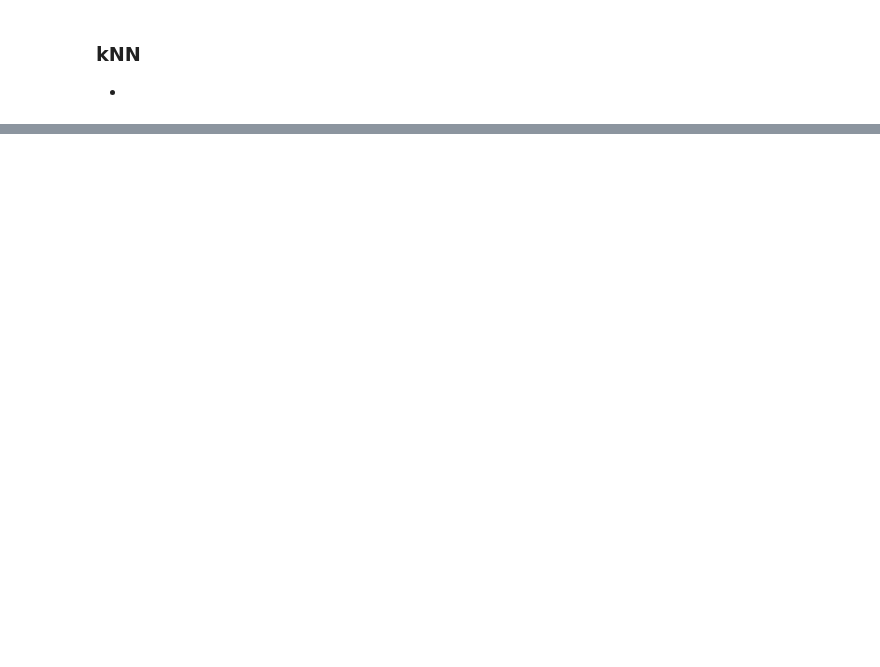
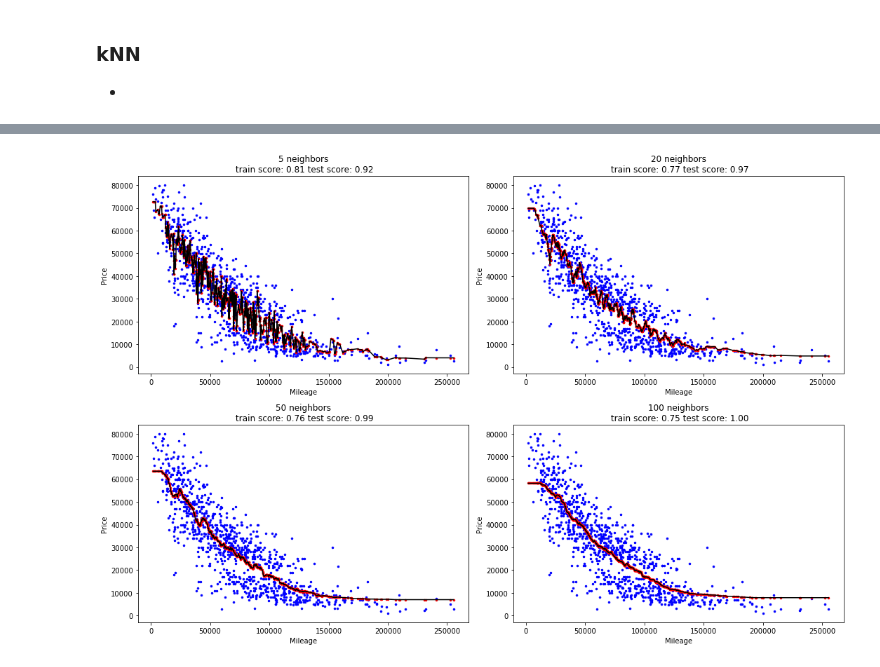
Before and after one commit to tkashdat/STP494, a Jupyter notebook: notebooks/kNNcars.ipynb, the cells around one changed output, grey strips where cells are left out. Drawn from its saved outputs; the diff is of its cells as text; code cells hidden in the pictures; blank space fills up the shorter version.

```diff
--- a/notebooks/kNNcars.ipynb
+++ b/notebooks/kNNcars.ipynb
@@ -31,0 +123,22 @@ df = pd.read_csv('/Users/tk/ASU/STP494/data/susedcars.csv')
+# %%
+fig, axes = plt.subplots(2,2,figsize=(15, 10))
+
+#generate subplots for number of neighbors = 5,20,50,100
+for n_neighbors, ax in zip([5, 20, 50, 100], axes.ravel()):
+
+    knmodel = KNeighborsRegressor(n_neighbors=n_neighbors)
+    knmodel.fit(X, y)
+
+    ax.plot(X, y, '.', c='blue',
+             markersize=5)
+    ax.plot(Xtest, knmodel.predict(Xtest), '.', c='red', markersize=5)
+    ax.plot(Xtest, knmodel.predict(Xtest), c='black')
+
+    ax.set_title("{} neighbors\n train score: {:.2f} test score: {:.2f}".format(n_neighbors, knmodel.score(X, y),
+        knmodel.score(Xtest, yhat)))
+    ax.set_xlabel("Mileage")
+    ax.set_ylabel("Price")
+
+fig.tight_layout()
+# %% [output]
+[figure, added]
```
Also changed, not shown: parts of 13 cells of this notebook, 1 other file.
